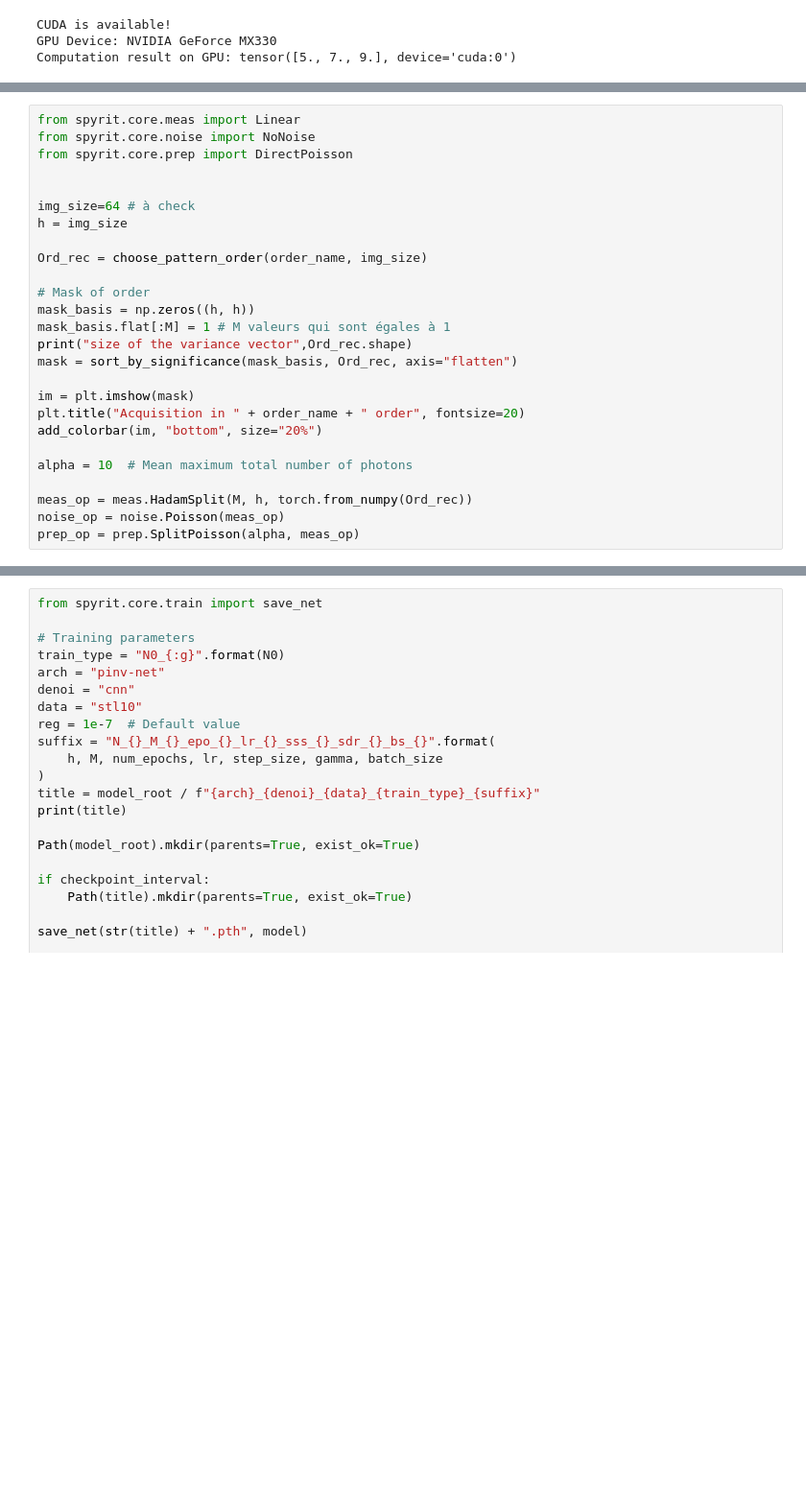
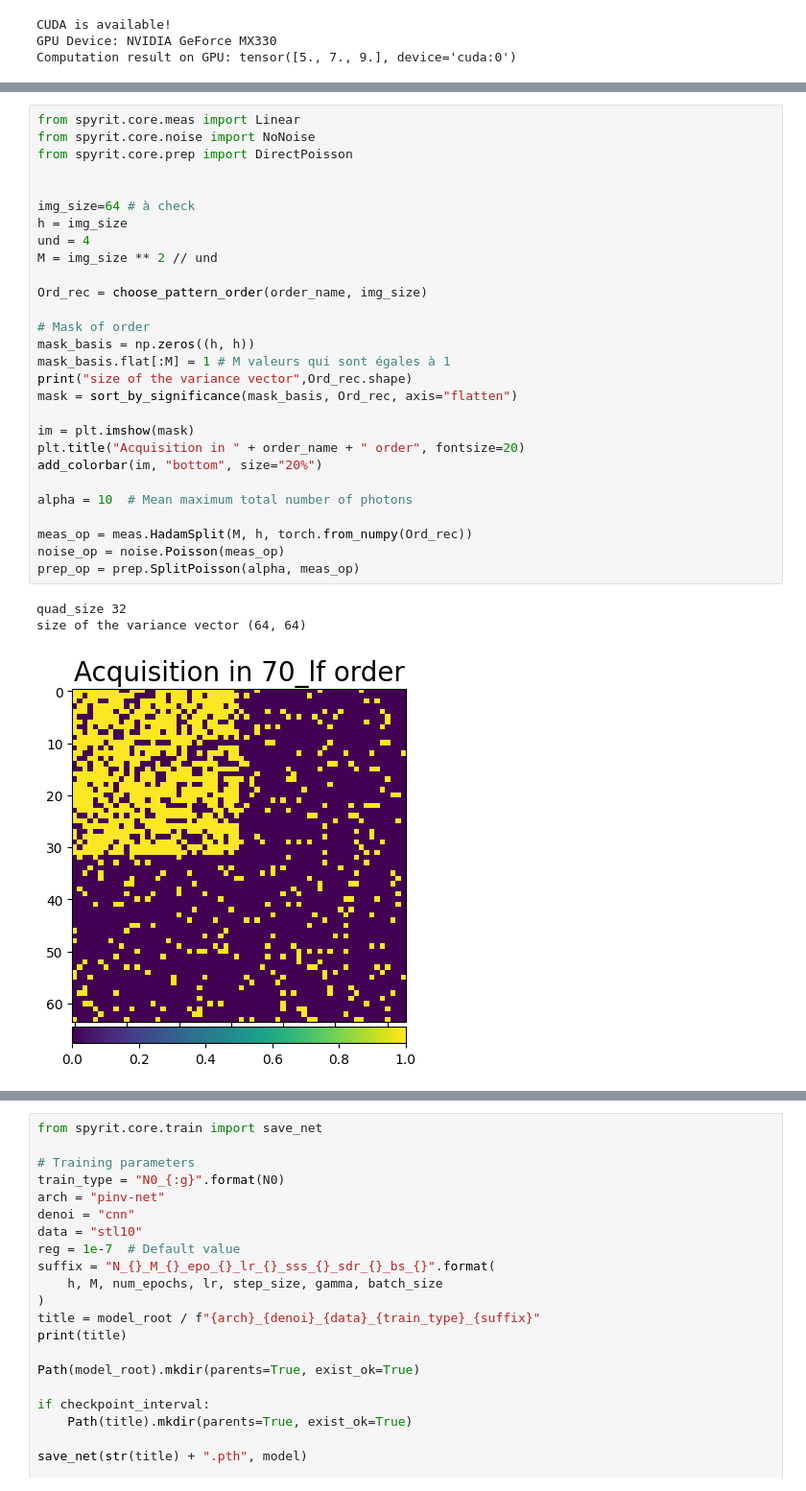
Before and after one commit to SamiFAHIM/image_recontruction_ML, a Jupyter notebook: 2024_tdsi/start_tdsi_nb_Sami.ipynb, the cells around one changed output, grey strips where cells are left out. Shown: that part at 96% size. Drawn from its saved outputs; the diff is of its cells as text; blank space fills up the shorter version.

```diff
--- a/2024_tdsi/start_tdsi_nb_Sami.ipynb
+++ b/2024_tdsi/start_tdsi_nb_Sami.ipynb
@@ -378,29 +379,35 @@ Extracting data_model_training/stl10_binary.tar.gz to data_model_training
 # %%
 from spyrit.core.meas import Linear
 from spyrit.core.noise import NoNoise
 from spyrit.core.prep import DirectPoisson
 
 
 img_size=64 # à check
 h = img_size
+und = 4
+M = img_size ** 2 // und
 
 Ord_rec = choose_pattern_order(order_name, img_size)
 
 # Mask of order
 mask_basis = np.zeros((h, h))
 mask_basis.flat[:M] = 1 # M valeurs qui sont égales à 1
 print("size of the variance vector",Ord_rec.shape)
 mask = sort_by_significance(mask_basis, Ord_rec, axis="flatten")
 
 im = plt.imshow(mask)
 plt.title("Acquisition in " + order_name + " order", fontsize=20)
 add_colorbar(im, "bottom", size="20%")
 
 alpha = 10  # Mean maximum total number of photons
 
 meas_op = meas.HadamSplit(M, h, torch.from_numpy(Ord_rec))
 noise_op = noise.Poisson(meas_op)
 prep_op = prep.SplitPoisson(alpha, meas_op)
+# %% [output]
+quad_size 32
+size of the variance vector (64, 64)
+[figure, added]
 # %%
 from spyrit.core.nnet import ConvNet
 from spyrit.core.recon import PinvNet
```
Also changed, not shown: parts of 5 cells of this notebook.
